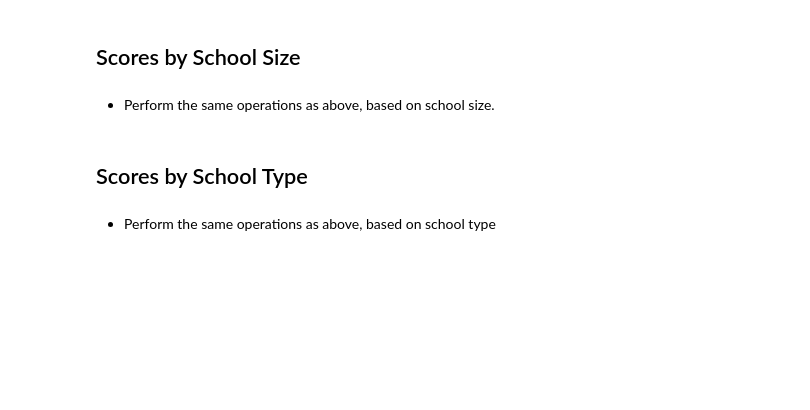
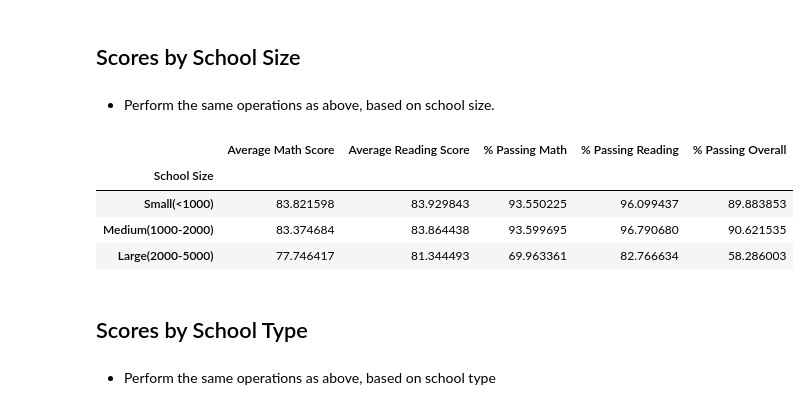
Before and after one commit to eenabow/pandas-challenge, a Jupyter notebook: PyCitySchools_starter.ipynb, the cells around one changed output. Drawn from its saved outputs; the diff is of its cells as text; code cells hidden in the pictures; blank space fills up the shorter version.

Commit message:
Final code for Scores by school size

```diff
--- a/PyCitySchools_starter.ipynb
+++ b/PyCitySchools_starter.ipynb
@@ -440,3 +436,34 @@ Final_scores_by_spending_df
+# %%
+# Create bins for School size
+bin_cutoffs_schoolsize = [0, 999.99, 1999.9, 5000]
+
+#Create labels for bins
+School_size_labels = ["Small(<1000)", "Medium(1000-2000)", "Large(2000-5000)"]
+
+#Assign bins and labels to Per Student Budget column
+school_size_bins = pd.cut(Renamed_School_Summary_df["Total Students"], bins=bin_cutoffs_schoolsize, labels=School_size_labels)
+
+#Print label names for bins
+Renamed_School_Summary_df["School Size"] = school_size_bins
+
+
+#Setting relevant columns and setting it to a new and organized df
+columns_to_keep6 = ["School Size","Average Math Score", "Average Reading Score", "% Passing Math", "% Passing Reading", "% Passing Overall"]
+
+Organized_schoolsize_df = Renamed_School_Summary_df[columns_to_keep6]
+
+#Set new groupby index to Spending Ranges per student
+Final_scores_by_schoolsize_df = Organized_schoolsize_df.groupby("School Size")
+
+Final_scores_by_schoolsize_df= Final_scores_by_schoolsize_df.mean()
+
+Final_scores_by_schoolsize_df
+# %% [output]
+|  | Average Math Score | Average Reading Score | % Passing Math | % Passing Reading | % Passing Overall |
+| School Size |  |  |  |  |  |
+| Small(<1000) | 83.821598 | 83.929843 | 93.550225 | 96.099437 | 89.883853 |
+| Medium(1000-2000) | 83.374684 | 83.864438 | 93.599695 | 96.790680 | 90.621535 |
+| Large(2000-5000) | 77.746417 | 81.344493 | 69.963361 | 82.766634 | 58.286003 |
 # %% [markdown]
 ## Scores by School Type
 # %% [markdown]
```
Also changed, not shown: parts of 1 cell of this notebook.
